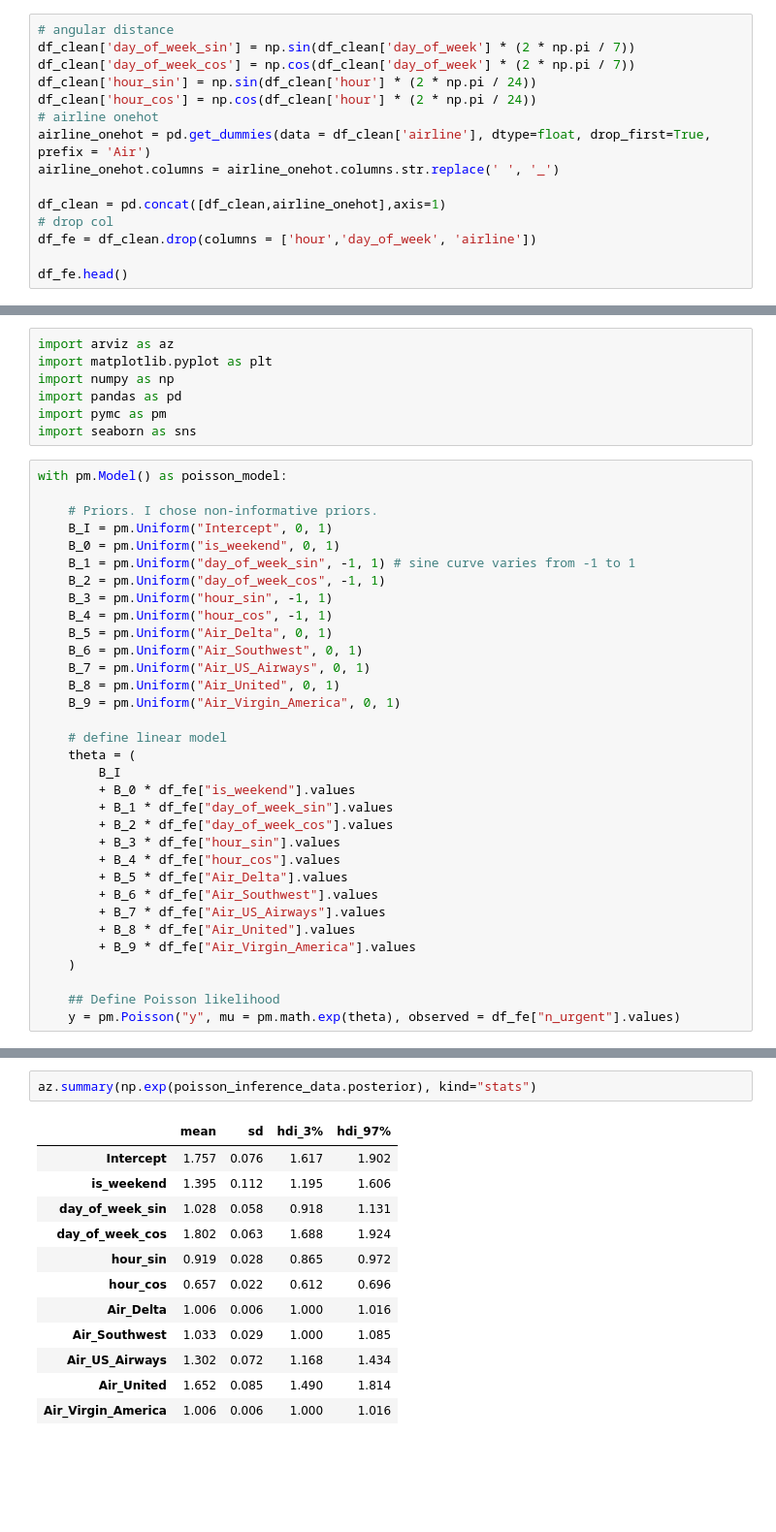
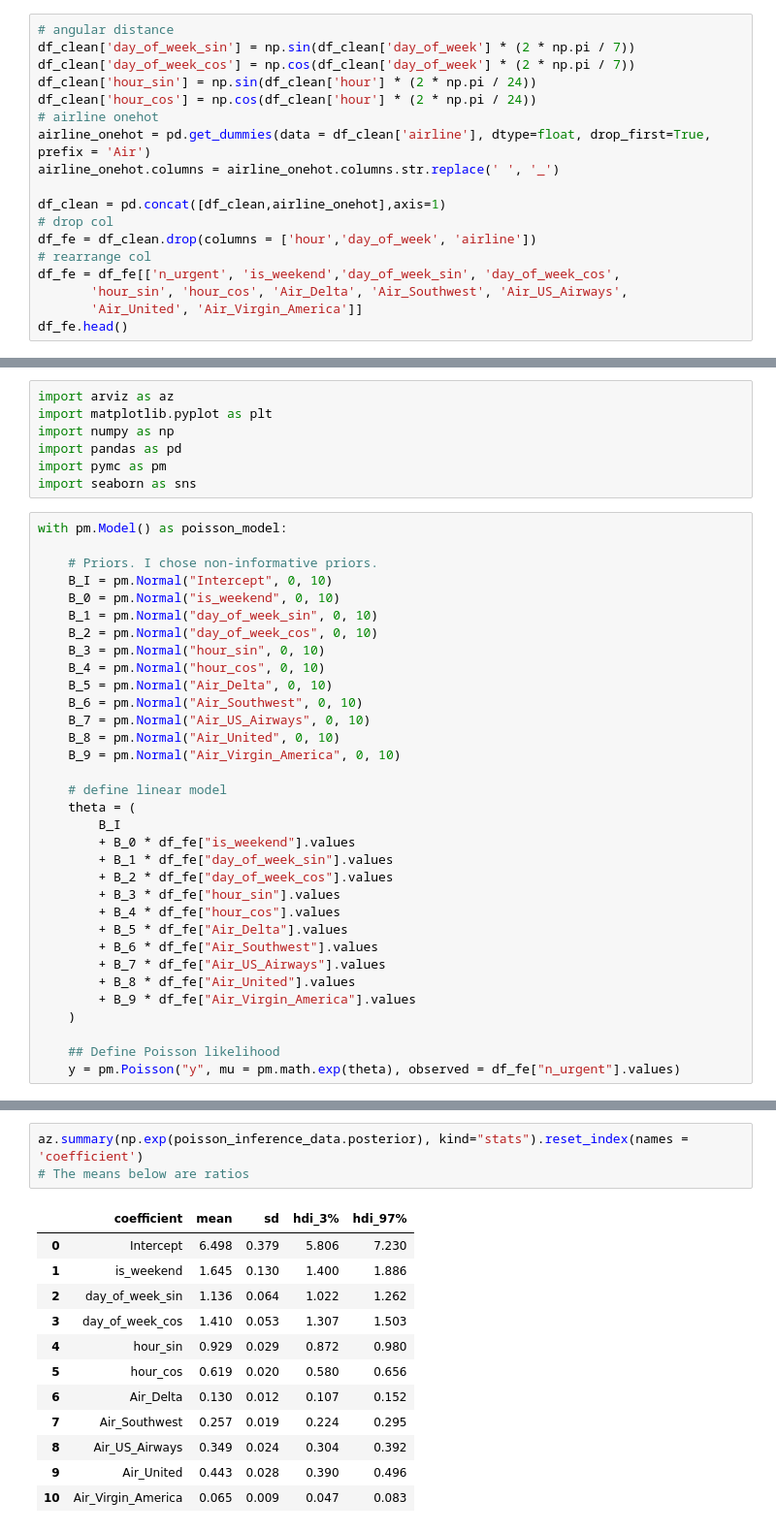
Before and after one commit to davidaristotle2012/Data_Science_Projects, a Jupyter notebook: Twitter_US_Airline_Sentiment/TUAS_learnpymc.ipynb, the cells around one changed output, grey strips where cells are left out. Shown at 97% size. Saved outputs shown, nothing was run; the diff lists cells and outputs as text; blank space fills up the shorter version.

```diff
--- a/Twitter_US_Airline_Sentiment/TUAS_learnpymc.ipynb
+++ b/Twitter_US_Airline_Sentiment/TUAS_learnpymc.ipynb
@@ -234,6 +238,9 @@ airline_onehot.columns = airline_onehot.columns.str.replace(' ', '_')
 df_clean = pd.concat([df_clean,airline_onehot],axis=1)
 # drop col
 df_fe = df_clean.drop(columns = ['hour','day_of_week', 'airline'])
-
+# rearrange col
+df_fe = df_fe[['n_urgent', 'is_weekend','day_of_week_sin', 'day_of_week_cos',
+       'hour_sin', 'hour_cos', 'Air_Delta', 'Air_Southwest', 'Air_US_Airways',
+       'Air_United', 'Air_Virgin_America']]
 df_fe.head()
 # %% [output]
@@ -265,17 +272,17 @@ import seaborn as sns
 with pm.Model() as poisson_model:
 
     # Priors. I chose non-informative priors.
-    B_I = pm.Uniform("Intercept", 0, 1)
-    B_0 = pm.Uniform("is_weekend", 0, 1)
-    B_1 = pm.Uniform("day_of_week_sin", -1, 1) # sine curve varies from -1 to 1
-    B_2 = pm.Uniform("day_of_week_cos", -1, 1)
-    B_3 = pm.Uniform("hour_sin", -1, 1)
-    B_4 = pm.Uniform("hour_cos", -1, 1)
-    B_5 = pm.Uniform("Air_Delta", 0, 1)
-    B_6 = pm.Uniform("Air_Southwest", 0, 1)
-    B_7 = pm.Uniform("Air_US_Airways", 0, 1)
-    B_8 = pm.Uniform("Air_United", 0, 1)
-    B_9 = pm.Uniform("Air_Virgin_America", 0, 1)
+    B_I = pm.Normal("Intercept", 0, 10)
+    B_0 = pm.Normal("is_weekend", 0, 10)
+    B_1 = pm.Normal("day_of_week_sin", 0, 10)
+    B_2 = pm.Normal("day_of_week_cos", 0, 10)
+    B_3 = pm.Normal("hour_sin", 0, 10)
+    B_4 = pm.Normal("hour_cos", 0, 10)
+    B_5 = pm.Normal("Air_Delta", 0, 10)
+    B_6 = pm.Normal("Air_Southwest", 0, 10)
+    B_7 = pm.Normal("Air_US_Airways", 0, 10)
+    B_8 = pm.Normal("Air_United", 0, 10)
+    B_9 = pm.Normal("Air_Virgin_America", 0, 10)
 
     # define linear model
     theta = (
@@ -328,15 +335,16 @@ array([[<AxesSubplot:title={'center':'Intercept'}>,
 # %%
-az.summary(np.exp(poisson_inference_data.posterior), kind="stats")
+az.summary(np.exp(poisson_inference_data.posterior), kind="stats").reset_index(names = 'coefficient')
+# The means below are ratios
 # %% [output]
-|  | mean | sd | hdi_3% | hdi_97% |
-| Intercept | 1.757 | 0.076 | 1.617 | 1.902 |
-| is_weekend | 1.395 | 0.112 | 1.195 | 1.606 |
-| day_of_week_sin | 1.028 | 0.058 | 0.918 | 1.131 |
-| day_of_week_cos | 1.802 | 0.063 | 1.688 | 1.924 |
-| hour_sin | 0.919 | 0.028 | 0.865 | 0.972 |
-| hour_cos | 0.657 | 0.022 | 0.612 | 0.696 |
-| Air_Delta | 1.006 | 0.006 | 1.000 | 1.016 |
-| Air_Southwest | 1.033 | 0.029 | 1.000 | 1.085 |
-| Air_US_Airways | 1.302 | 0.072 | 1.168 | 1.434 |
-| Air_United | 1.652 | 0.085 | 1.490 | 1.814 |
-| Air_Virgin_America | 1.006 | 0.006 | 1.000 | 1.016 |
+|  | coefficient | mean | sd | hdi_3% | hdi_97% |
+| 0 | Intercept | 6.498 | 0.379 | 5.806 | 7.230 |
+| 1 | is_weekend | 1.645 | 0.130 | 1.400 | 1.886 |
+| 2 | day_of_week_sin | 1.136 | 0.064 | 1.022 | 1.262 |
+| 3 | day_of_week_cos | 1.410 | 0.053 | 1.307 | 1.503 |
+| 4 | hour_sin | 0.929 | 0.029 | 0.872 | 0.980 |
+| 5 | hour_cos | 0.619 | 0.020 | 0.580 | 0.656 |
+| 6 | Air_Delta | 0.130 | 0.012 | 0.107 | 0.152 |
+| 7 | Air_Southwest | 0.257 | 0.019 | 0.224 | 0.295 |
+| 8 | Air_US_Airways | 0.349 | 0.024 | 0.304 | 0.392 |
+| 9 | Air_United | 0.443 | 0.028 | 0.390 | 0.496 |
+| 10 | Air_Virgin_America | 0.065 | 0.009 | 0.047 | 0.083 |
```
Also changed, not shown: parts of 11 cells of this notebook, 2 other files.
